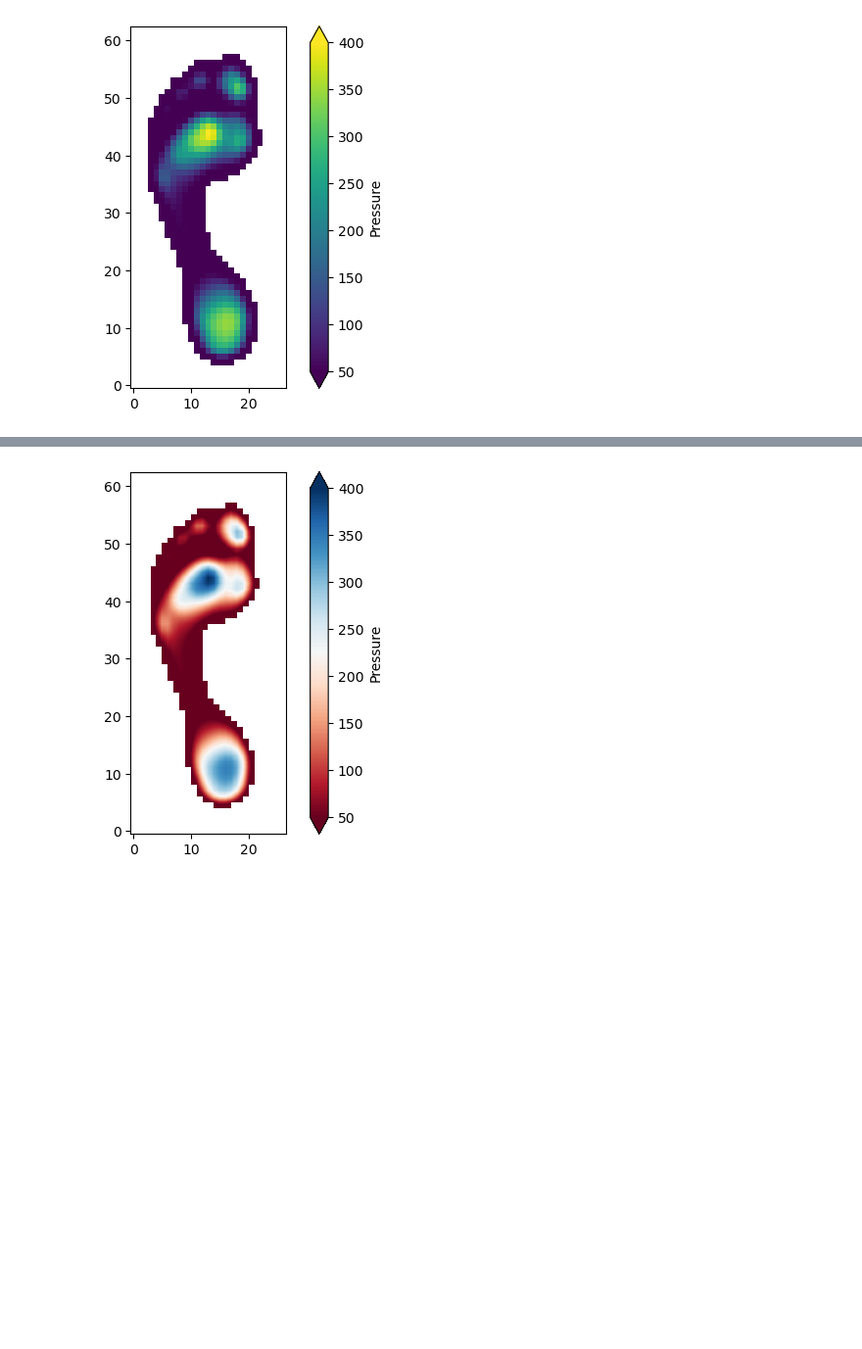
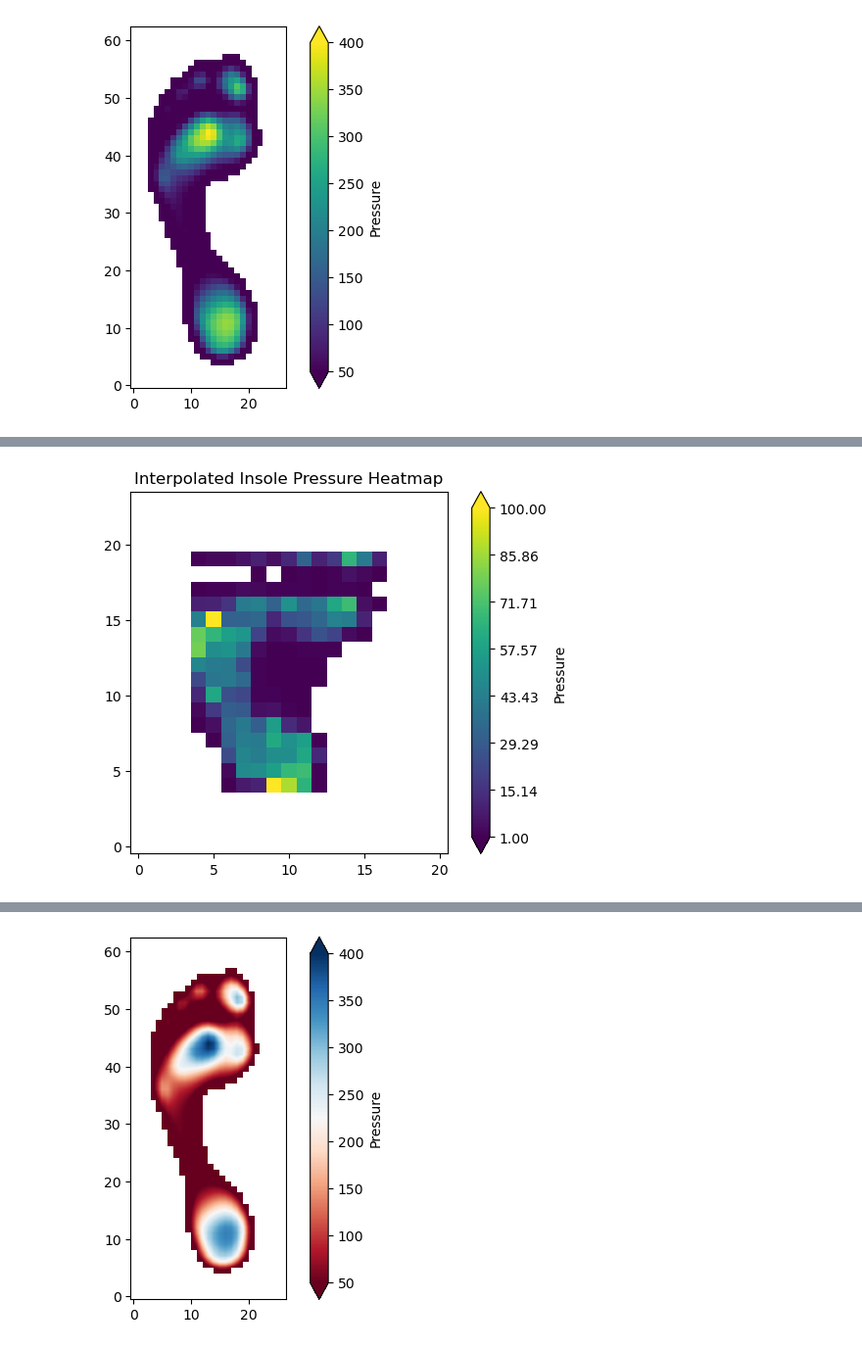
Before and after one commit to weichkai/footPressureSensor, a Jupyter notebook: pressurePlot/main.ipynb, the cells around one changed output, grey strips where cells are left out. Shown at 98% size. Saved outputs shown, nothing was run; the diff lists cells and outputs as text; code cells hidden in the pictures; blank space fills up the shorter version.

```diff
--- a/pressurePlot/main.ipynb
+++ b/pressurePlot/main.ipynb
@@ -24,0 +131,43 @@ plt.show()
+# %%
+import numpy as np
+import matplotlib.pyplot as plt
+from scipy.interpolate import griddata
+
+# 16x13的原始矩阵数据
+data = [
+    0,0,1,8,11,100,88,65,2,0,0,0,0,0,0,3,48,50,57,67,69,2,0,0,0,0,0,0,24,46,43,50,50,60,12,0,0,0,0,0,1,32,43,42,61,51,57,2,0,0,0,0,1,5,34,41,31,56,13,7,0,0,0,0,0,3,18,31,29,5,6,2,1,0,0,0,0,0,12,60,25,22,2,2,1,1,0,0,0,0,0,23,40,41,35,2,1,1,1,1,0,0,0,0,46,42,41,24,2,1,1,1,1,0,0,0,0,79,50,52,41,4,1,1,2,2,2,0,0,0,77,66,57,53,21,4,6,16,26,21,4,1,0,44,103,32,33,34,12,26,28,34,45,43,11,0,10,11,16,42,44,32,51,35,40,60,69,5,1,1,2,2,4,3,2,2,2,1,2,2,1,0,0,0,0,0,1,0,1,2,1,2,6,3,1,2,3,3,6,10,5,12,33,11,18,66,42,10
+]
+
+# 将数据重塑为16x13的矩阵
+matrix = np.array(data).reshape((16, 13))
+
+# 获取原始矩阵的尺寸
+rows, cols = matrix.shape
+
+# 在顶部和底部各添加4行，在左右两侧各添加4列，并进行插值
+extended_rows, extended_cols = rows + 8, cols + 8
+
+# 创建一个新的网格，用于插值
+x = np.arange(0, cols)
+y = np.arange(0, rows)
+x_new = np.linspace(-4, cols + 3, extended_cols)
+y_new = np.linspace(-4, rows + 3, extended_rows)
+
+# 使用griddata进行插值
+x_grid, y_grid = np.meshgrid(x, y)
+x_new_grid, y_new_grid = np.meshgrid(x_new, y_new)
+matrix_interpolated = griddata((x_grid.ravel(), y_grid.ravel()), matrix.ravel(), (x_new_grid, y_new_grid), method='linear')
+
+# 将0替换为NaN，显示为白色
+matrix_masked = np.ma.masked_where(matrix_interpolated <= 0, matrix_interpolated)
+
+# 设置颜色范围
+vmin, vmax = 1, 100  # 这里根据实际数据调整颜色范围
+
+# 创建热图
+plt.imshow(matrix_masked, origin='lower', interpolation='nearest', vmin=vmin, vmax=vmax)
+plt.colorbar(label='Pressure', extend='both', ticks=np.linspace(vmin, vmax, num=8))  # 添加颜色条，设置标签和刻度
+plt.title('Interpolated Insole Pressure Heatmap')
+plt.show()
+# %% [output]
+[figure, added]
```
Also changed, not shown: parts of 10 cells of this notebook, 5 other files.
